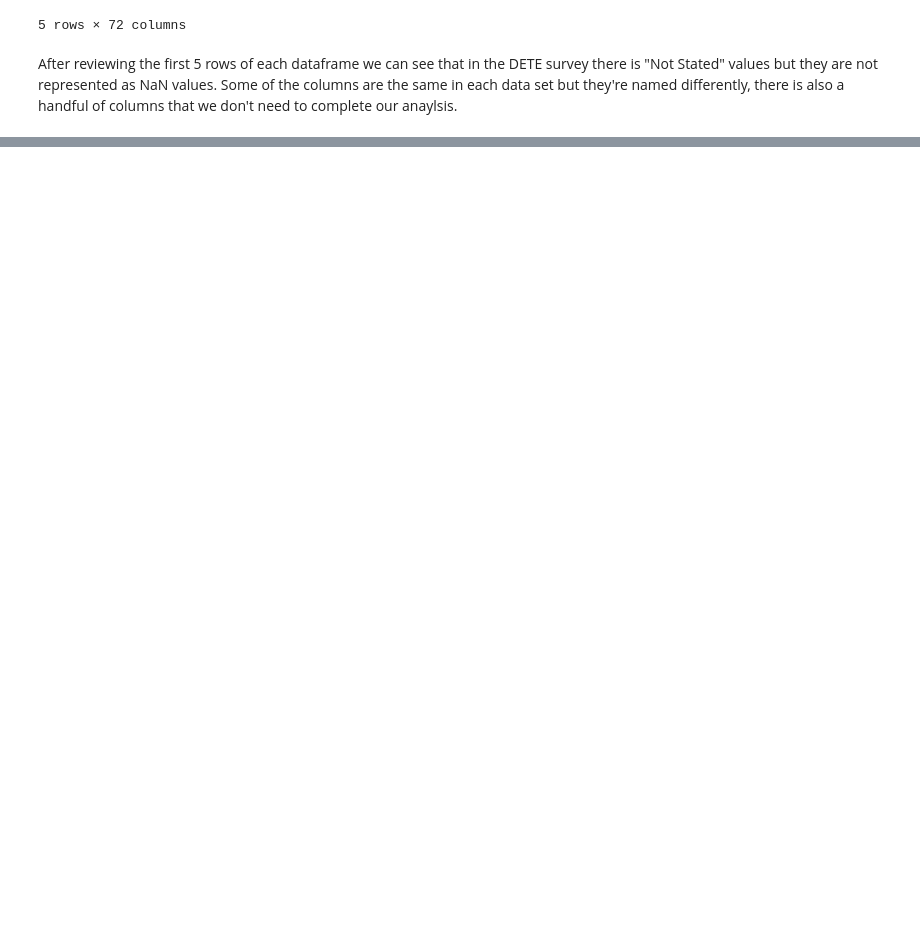
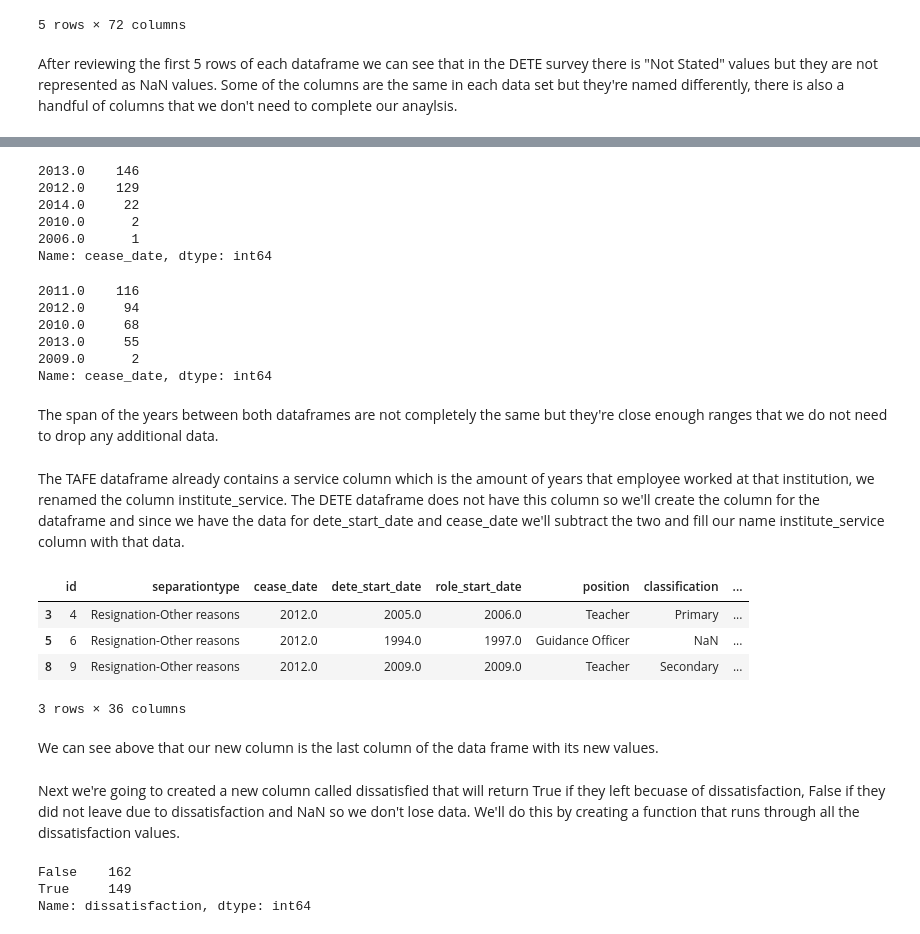
Before and after one commit to nkalpaxis/Analyzing_Employee_Exit_Surveys, a Jupyter notebook: Analyzing_Employee_Exit_Surveys.ipynb, the cells around one changed output, grey strips where cells are left out. Drawn from its saved outputs; the diff is of its cells as text; code cells hidden in the pictures; blank space fills up the shorter version.

```diff
--- a/Analyzing_Employee_Exit_Surveys.ipynb
+++ b/Analyzing_Employee_Exit_Surveys.ipynb
@@ -137,0 +154,2 @@ tafe_survey.isnull()
+# %%
+dete_survey_updated.columns = dete_survey_updated.columns.str.lower().str.strip().str.replace(' ','_')
@@ -137,0 +206,11 @@ tafe_survey.isnull()
+# %%
+# use regex pattern to find string values containing Resignation/resignation
+pattern = r'[Rr]esignation'
+
+# use .loc and str.contains along with pattern to match strings in seperationtype
+dete_resignations = dete_survey_updated.loc[dete_survey_updated['separationtype'].str.contains(pattern)]
+tafe_resignations = tafe_survey_updated.loc[tafe_survey_updated['separationtype'].str.contains(pattern,na=False)]
+
+# we'll use dataframe.copy() method to avoid the SettingWithCopy Warning
+dete_resignations = dete_resignations.copy()
+tafe_resignations = tafe_resignations.copy()
@@ -137,0 +241,41 @@ tafe_survey.isnull()
+# %%
+# regex pattern to extract the dates with str.extract(regex pattern, expand=True)
+pattern = r'([2][0-9]{3})'
+dete_resignations['cease_date'] = dete_resignations['cease_date'].str.extract(pattern, expand=True)
+dete_resignations['cease_date'] = dete_resignations['cease_date'].astype(float)
+# %%
+dete_resignations['cease_date'].value_counts()
+# %% [output]
+2013.0    146
+2012.0    129
+2014.0     22
+2010.0      2
+2006.0      1
+Name: cease_date, dtype: int64
+# %%
+tafe_resignations['cease_date'].value_counts()
+# %% [output]
+2011.0    116
+2012.0     94
+2010.0     68
+2013.0     55
+2009.0      2
+Name: cease_date, dtype: int64
+# %% [markdown]
+The span of the years between both dataframes are not completely the same but they're close enough ranges that we do not need to drop any additional data.
+# %% [markdown]
+The TAFE dataframe already contains a service column which is the amount of years that employee worked at that institution, we renamed the column institute_service. The DETE dataframe does not have this column so we'll create the column for the dataframe and since we have the data for dete_start_date and cease_date we'll subtract the two and fill our name institute_service column with that data.
+# %%
+dete_resignations['institute_service'] = dete_resignations['cease_date'] - dete_resignations['dete_start_date']
+# %%
+dete_resignations.head(3)
+# %% [output]
+|  | id | separationtype | cease_date | dete_start_date | role_start_date | position | classification | ... |
+| 3 | 4 | Resignation-Other reasons | 2012.0 | 2005.0 | 2006.0 | Teacher | Primary | ... |
+| 5 | 6 | Resignation-Other reasons | 2012.0 | 1994.0 | 1997.0 | Guidance Officer | NaN | ... |
+| 8 | 9 | Resignation-Other reasons | 2012.0 | 2009.0 | 2009.0 | Teacher | Secondary | ... |
+3 rows × 36 columns
+# %% [markdown]
+We can see above that our new column is the last column of the data frame with its new values.
+# %% [markdown]
+Next we're going to created a new column called dissatisfied that will return True if they left becuase of dissatisfaction, False if they did not leave due to dissatisfaction and NaN so we don't lose data. We'll do this by creating a function that runs through all the dissatisfaction values.
@@ -137,0 +290,15 @@ tafe_survey.isnull()
+# %%
+# creating dissatisfaction column
+dete_resignations['dissatisfaction'] = dete_resignations[['job_dissatisfaction',
+       'dissatisfaction_with_the_department', 'physical_work_environment',
+       'lack_of_recognition', 'lack_of_job_security', 'work_location',
+       'employment_conditions', 'work_life_balance','workload']].any(1, skipna=False)
+
+# using .copy() to avoid SettingWithCopy Warning
+
+dete_resignations_up = dete_resignations.copy()
+dete_resignations_up['dissatisfaction'].value_counts()
+# %% [output]
+False    162
+True     149
+Name: dissatisfaction, dtype: int64
```
Also changed, not shown: parts of 29 cells of this notebook.
